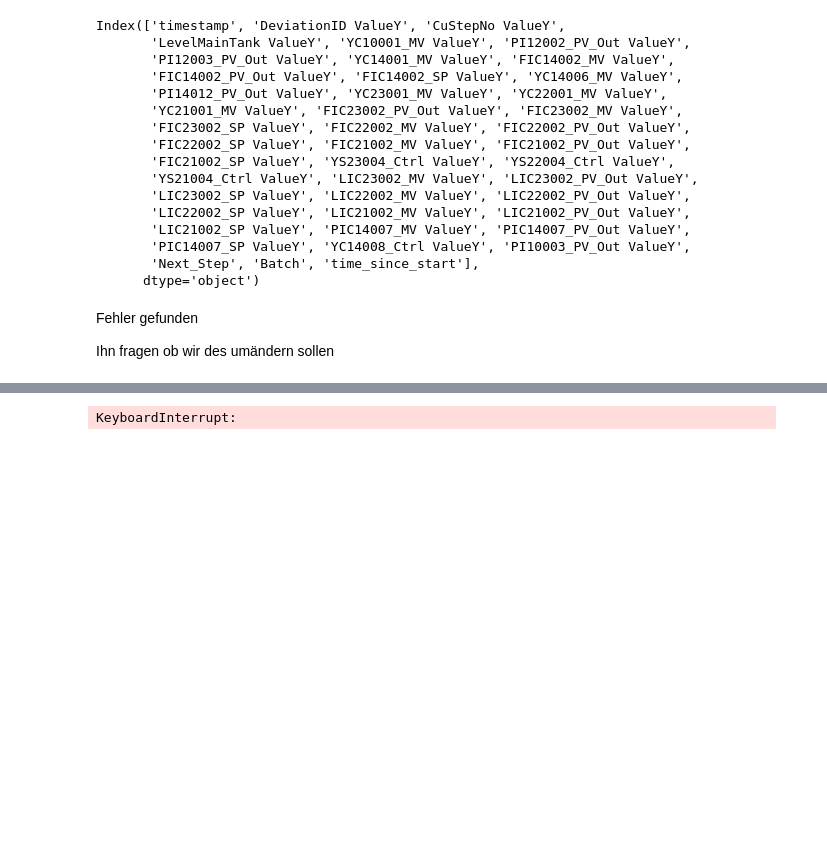
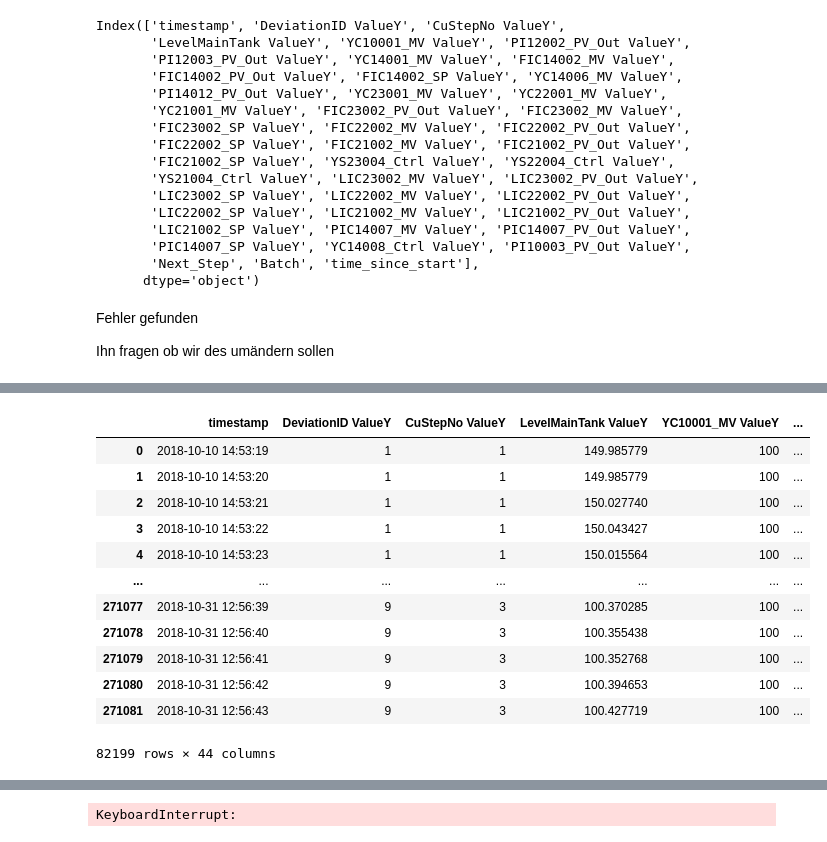
Before and after one commit to P-AEL/Analyse_von_Prozessdaten, a Jupyter notebook: Paul/Start.ipynb, the cells around one changed output, grey strips where cells are left out. Saved outputs shown, nothing was run; the diff lists cells and outputs as text; code cells hidden in the pictures; blank space fills up the shorter version.

```diff
--- a/Paul/Start.ipynb
+++ b/Paul/Start.ipynb
@@ -148,6 +148,3 @@ df_steps_new[df_steps_new["Batch"] == 1].timestamp.to_list()
  Timestamp('2018-10-11 10:25:54'),
  Timestamp('2018-10-11 10:27:05'),
  Timestamp('2018-10-11 10:35:57')]
-# %%
-for i in range (df_steps_new.Batch.unique().__len__()):
-    print(i)
@@ -304,0 +225,16 @@ X_test1 = df_test1.drop(["DeviationID ValueY","Batch","Next_Step","timestamp"],a
+# %%
+df_test1
+# %% [output]
+|  | timestamp | DeviationID ValueY | CuStepNo ValueY | LevelMainTank ValueY | YC10001_MV ValueY | ... |
+| 0 | 2018-10-10 14:53:19 | 1 | 1 | 149.985779 | 100 | ... |
+| 1 | 2018-10-10 14:53:20 | 1 | 1 | 149.985779 | 100 | ... |
+| 2 | 2018-10-10 14:53:21 | 1 | 1 | 150.027740 | 100 | ... |
+| 3 | 2018-10-10 14:53:22 | 1 | 1 | 150.043427 | 100 | ... |
+| 4 | 2018-10-10 14:53:23 | 1 | 1 | 150.015564 | 100 | ... |
+| ... | ... | ... | ... | ... | ... | ... |
+| 271077 | 2018-10-31 12:56:39 | 9 | 3 | 100.370285 | 100 | ... |
+| 271078 | 2018-10-31 12:56:40 | 9 | 3 | 100.355438 | 100 | ... |
+| 271079 | 2018-10-31 12:56:41 | 9 | 3 | 100.352768 | 100 | ... |
+| 271080 | 2018-10-31 12:56:42 | 9 | 3 | 100.394653 | 100 | ... |
+| 271081 | 2018-10-31 12:56:43 | 9 | 3 | 100.427719 | 100 | ... |
+82199 rows × 44 columns
```
Also changed, not shown: parts of 23 cells of this notebook.
